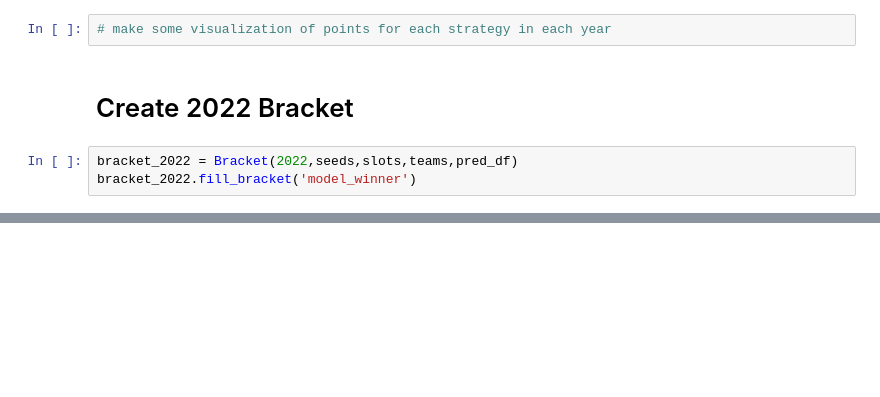
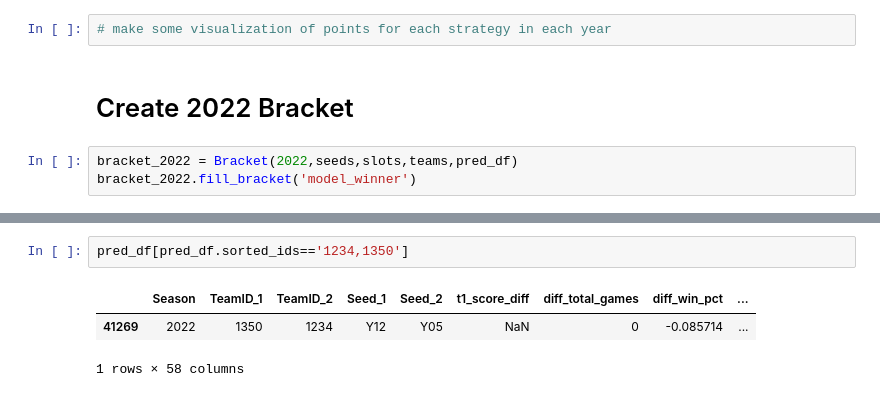
Before and after one commit to dylanfarrell/march-madness-bracket-prediction, a Jupyter notebook: bracket_maker.ipynb, the cells around one changed output, grey strips where cells are left out. Saved outputs shown, nothing was run; the diff lists cells and outputs as text; blank space fills up the shorter version.

```diff
--- a/bracket_maker.ipynb
+++ b/bracket_maker.ipynb
@@ -309,0 +347,6 @@ bracket_2022.bracket.to_csv('brackets/2022_bracket_v1.csv')
+# %%
+pred_df[pred_df.sorted_ids=='1234,1350']
+# %% [output]
+|  | Season | TeamID_1 | TeamID_2 | Seed_1 | Seed_2 | t1_score_diff | diff_total_games | diff_win_pct | ... |
+| 41269 | 2022 | 1350 | 1234 | Y12 | Y05 | NaN | 0 | -0.085714 | ... |
+1 rows × 58 columns
```
Also changed, not shown: parts of 12 cells of this notebook, 2 other files.
